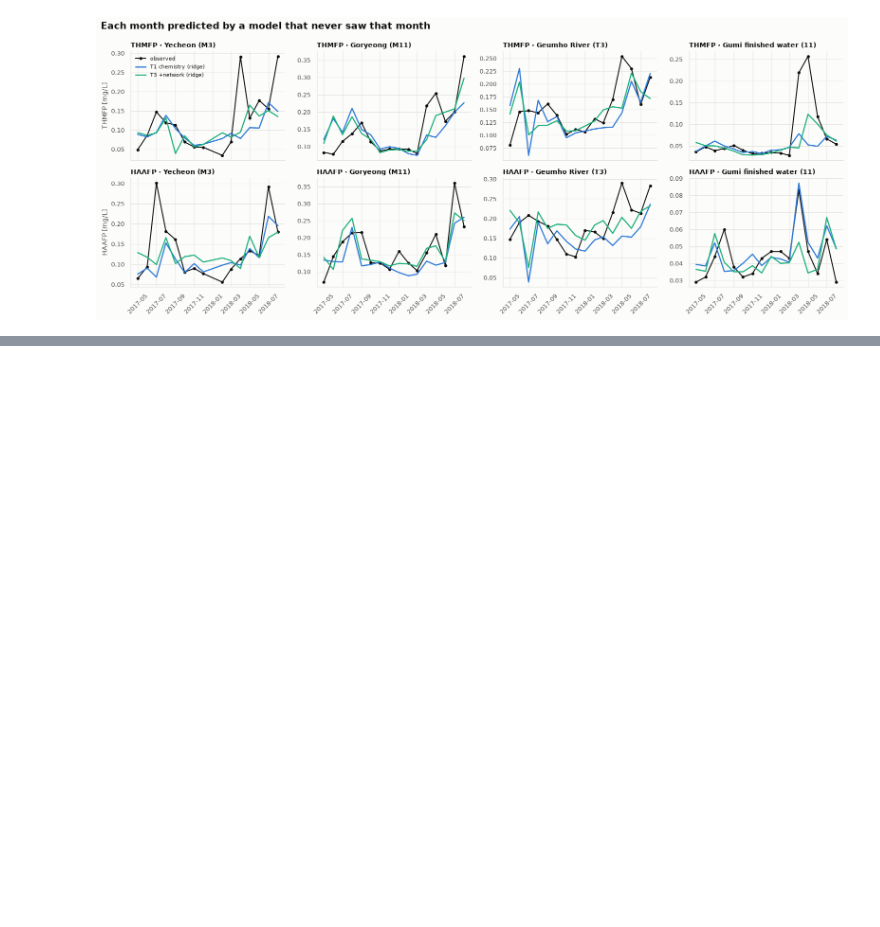
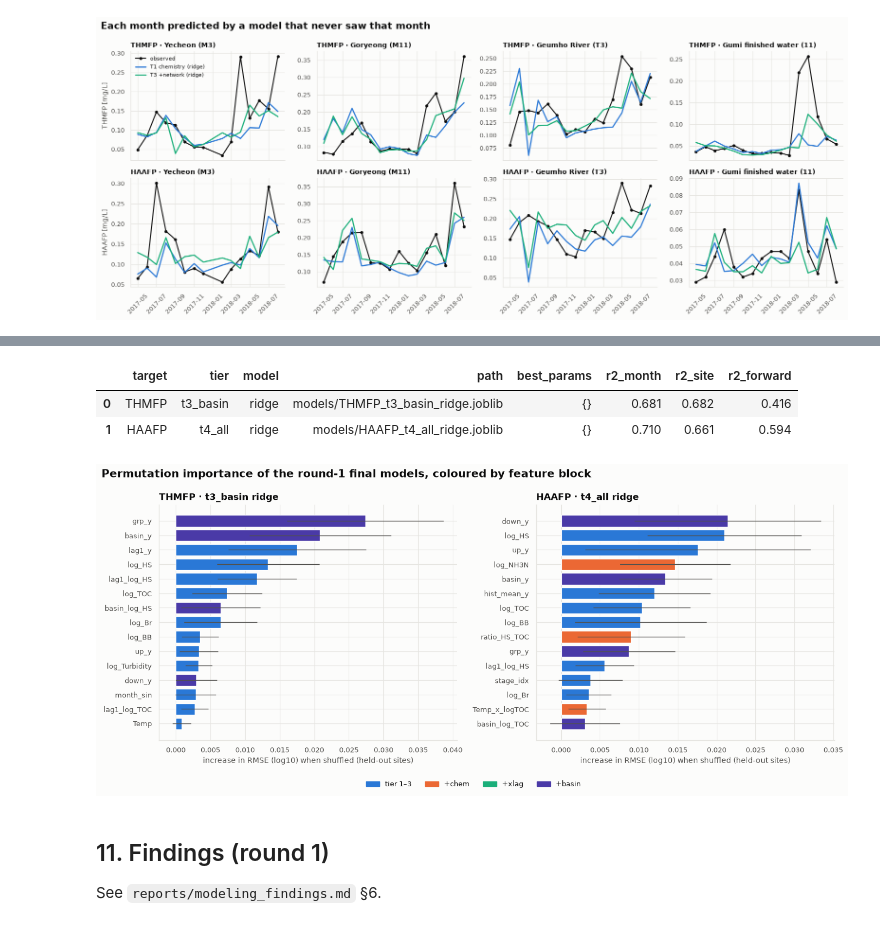
Before and after one commit to thanhtrunghuynh93/Korean_river, a Jupyter notebook: notebooks/modeling.ipynb, the cells around one changed output, grey strips where cells are left out. Drawn from its saved outputs; the diff is of its cells as text; code cells hidden in the pictures; blank space fills up the shorter version.

```diff
--- a/notebooks/modeling.ipynb
+++ b/notebooks/modeling.ipynb
@@ -300,0 +387,14 @@ temporal context adds, per-group behaviour, safeguards against leakage, limitati
+# %%
+# month-wide offset diagnostic: share of residual variance explained by a per-Date mean residual (month scheme, xgb)
+rows = []
+for t in TARGETS:
+    for e in EXPERIMENT_ORDER:
+        for m in ["ridge", "xgb"]:
+            p = pred[(pred.target == t) & (pred.scheme == "month") & (pred.tier == e) & (pred.model == m)].copy()
+            if p.empty: continue
+            p["res"] = p.y_pred - p.y
+            off = p.groupby("Date").res.transform("mean")
+            rows.append({"target": t, "experiment": e, "model": m, "resid_var": p.res.var(),
+                         "month_offset_share": 1 - (p.res - off).var() / p.res.var()})
+off_tab = pd.DataFrame(rows).pivot_table(index=["target", "experiment"], columns="model", values="month_offset_share").reindex(EXPERIMENT_ORDER, level="experiment")
+(off_tab * 100).round(0).astype(int).astype(str) + " %"
@@ -300,0 +414,26 @@ temporal context adds, per-group behaviour, safeguards against leakage, limitati
+# %%
+# final models after round 1 (results/final_models.csv) and their permutation importance with new features highlighted
+final
+# %% [output]
+|  | target | tier | model | path | best_params | r2_month | r2_site | r2_forward |
+| 0 | THMFP | t3_basin | ridge | models/THMFP_t3_basin_ridge.joblib | {} | 0.681 | 0.682 | 0.416 |
+| 1 | HAAFP | t4_all | ridge | models/HAAFP_t4_all_ridge.joblib | {} | 0.710 | 0.661 | 0.594 |
+# %%
+BLOCK_COLORS = {"base": "#2a78d6", "chem": "#eb6834", "xlag": "#1baf7a", "basin": "#4a3aa7"}
+fig, axes = plt.subplots(1, 2, figsize=(14, 6))
+for ax, t in zip(axes, TARGETS):
+    f = final[final.target == t].iloc[0]
+    d = imp[imp.target == t].head(15).iloc[::-1]
+    colors = [BLOCK_COLORS[NEW_FEATURE_BLOCK.get(x, "base")] for x in d.feature]
+    ax.barh(d.feature, d["mean"], xerr=d["sd"], color=colors, error_kw={"ecolor": style.TEXT_2, "elinewidth": 1})
+    ax.set_title(f"{t} · {f.tier} {f.model}"); ax.set_xlabel("increase in RMSE (log10) when shuffled (held-out sites)")
+handles = [Patch(color=c, label={"base": "tier 1–3", "chem": "+chem", "xlag": "+xlag", "basin": "+basin"}[b]) for b, c in BLOCK_COLORS.items()]
+fig.legend(handles=handles, loc="lower center", ncol=4, bbox_to_anchor=(0.5, -0.02))
+fig.suptitle("Permutation importance of the round-1 final models, coloured by feature block", x=0.01, ha="left", fontweight="bold")
+fig.tight_layout(rect=(0, 0.04, 1, 1)); style.savefig(fig, "29_new_feature_importance"); plt.show()
+# %% [output]
+[figure, added]
+# %% [markdown]
+## 11. Findings (round 1)
+
+See `reports/modeling_findings.md` §6.
```
Also changed, not shown: parts of 10 cells of this notebook, 5 other files.
